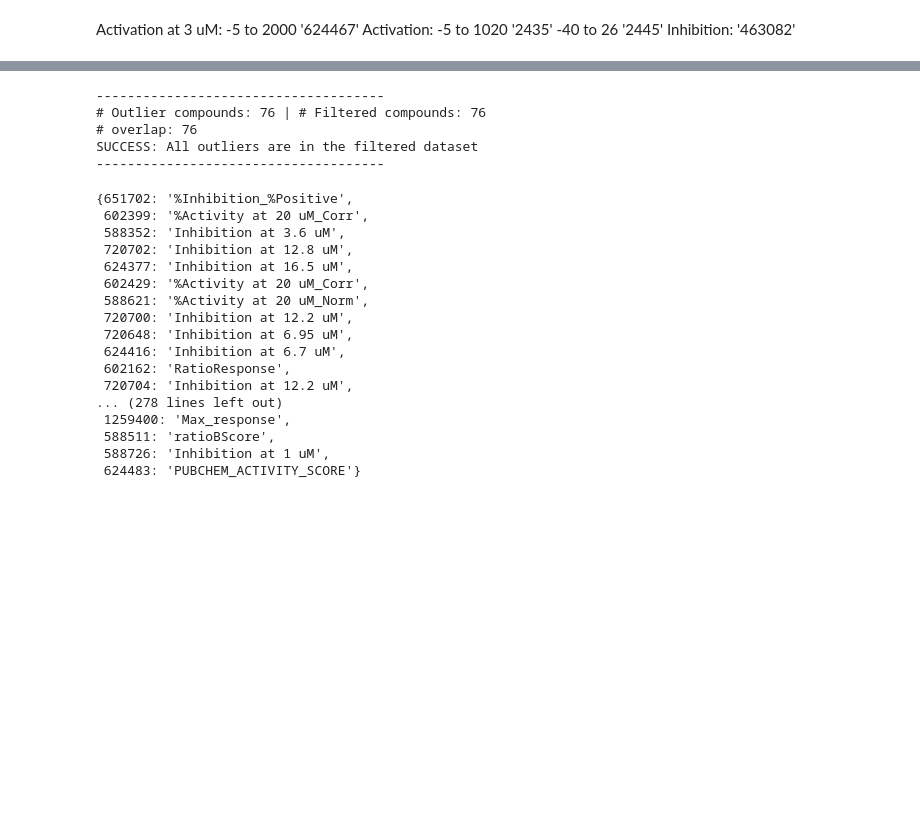
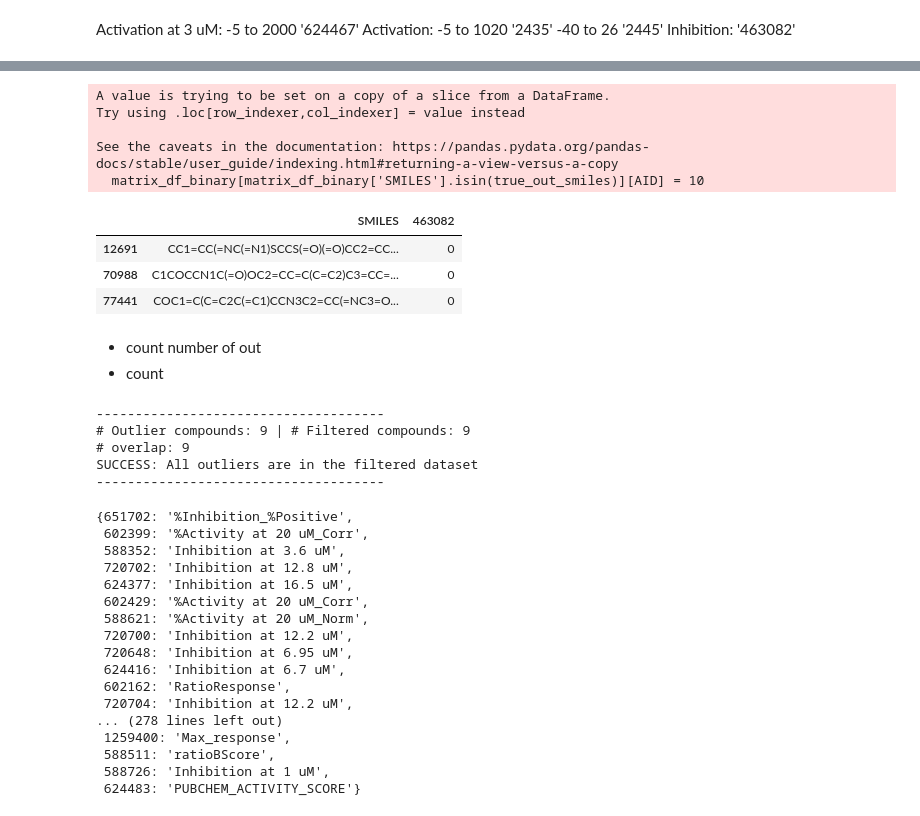
Before and after one commit to davidkubanek/Thesis, a Jupyter notebook: HTS_fingerprints.ipynb, the cells around one changed output, grey strips where cells are left out. Saved outputs shown, nothing was run; the diff lists cells and outputs as text; code cells hidden in the pictures; blank space fills up the shorter version.

Commit message:
outlier search

```diff
--- a/HTS_fingerprints.ipynb
+++ b/HTS_fingerprints.ipynb
@@ -1488,0 +1474,11 @@ filtered_df.head()
+# %%
+# find outliers
+if units[int(AID)] == 'PERCENT':
+    # turn primary activity into a float
+    filtered_df[primary_activity] = filtered_df[primary_activity].astype(float)
+    # find smiles with values greater than 1000
+    out = filtered_df[primary_activity] > 90
+    filtered_df.loc[out]['PUBCHEM_EXT_DATASOURCE_SMILES']
+    print(len(outliers_df))
+else:
+    print('f')
@@ -1488,0 +1492,29 @@ filtered_df.head()
+# %%
+true_out_smiles = filtered_df.loc[out]['PUBCHEM_EXT_DATASOURCE_SMILES'].tolist()
+# %%
+matrix_df_binary = pd.read_csv(directory + '/final/activity_matrix_579_median_binary_at2.csv')
+# %%
+matrix_df_binary[matrix_df_binary['SMILES'].isin(true_out_smiles)][AID]
+# %% [output]
+A value is trying to be set on a copy of a slice from a DataFrame.
+Try using .loc[row_indexer,col_indexer] = value instead
+
+See the caveats in the documentation: https://pandas.pydata.org/pandas-docs/stable/user_guide/indexing.html#returning-a-view-versus-a-copy
+  matrix_df_binary[matrix_df_binary['SMILES'].isin(true_out_smiles)][AID] = 10
+# %%
+matrix_df_binary.loc[:, ('SMILES', AID)][matrix_df_binary['SMILES'].isin(true_out_smiles)]
+# change value of smiles in true_out_smiles to 0
+matrix_df_binary.loc[matrix_df_binary['SMILES'].isin(true_out_smiles), AID] = 0
+
+# save matrix_df_binary to csv
+matrix_df_binary.to_csv(directory + '/final/activity_matrix_579_median_binary_at2_noout.csv', index=False)
+# %%
+matrix_df_binary.loc[:, ('SMILES', AID)][matrix_df_binary['SMILES'].isin(true_out_smiles)]
+# %% [output]
+|  | SMILES | 463082 |
+| 12691 | CC1=CC(=NC(=N1)SCCS(=O)(=O)CC2=CC... | 0 |
+| 70988 | C1COCCN1C(=O)OC2=CC=C(C=C2)C3=CC=... | 0 |
+| 77441 | COC1=C(C=C2C(=C1)CCN3C2=CC(=NC3=O... | 0 |
+# %% [markdown]
+- count number of out
+- count
@@ -1503,8 +1537,8 @@ if len(overlap) == len(set1) and len(overlap) == len(set2):
 print('-------------------------------------')
 # %% [output]
 -------------------------------------
-# Outlier compounds: 76 | # Filtered compounds: 76
-# overlap: 76
+# Outlier compounds: 9 | # Filtered compounds: 9
+# overlap: 9
 SUCCESS: All outliers are in the filtered dataset
 -------------------------------------
 # %%
```
Also changed, not shown: parts of 15 cells of this notebook.
